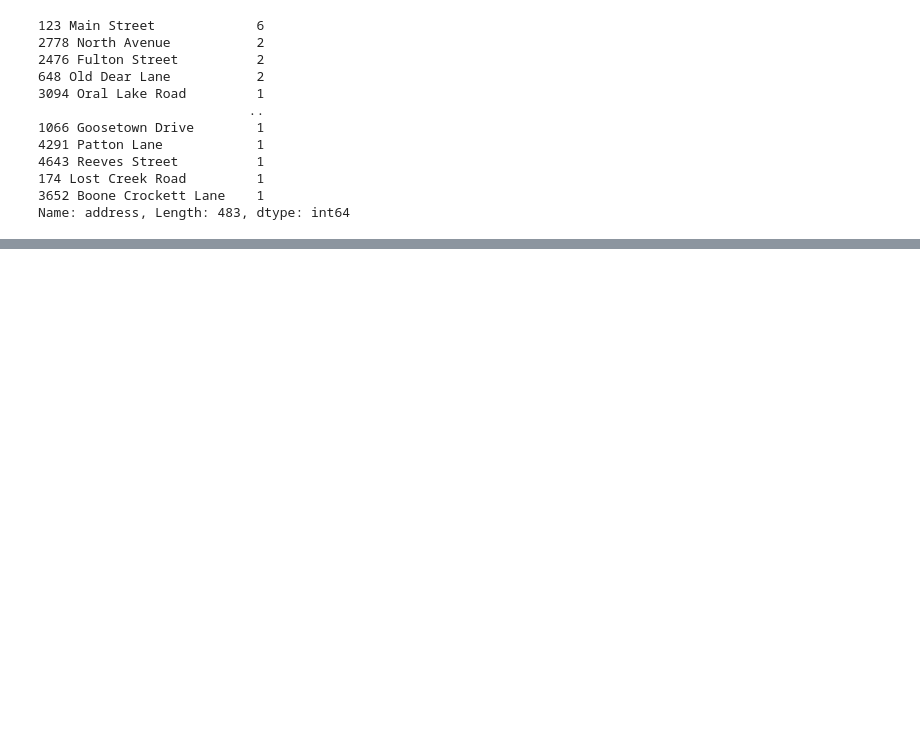
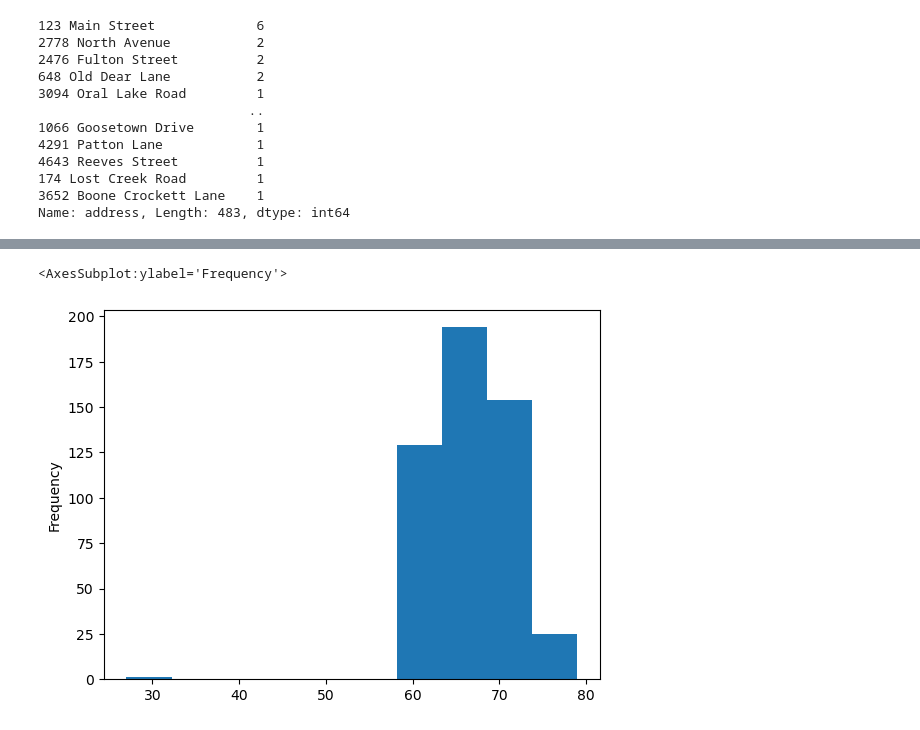
Before and after one commit to Bankrid/Auralin-Data-Analysis, a Jupyter notebook: Auralin.ipynb, the cells around one changed output, grey strips where cells are left out. Drawn from its saved outputs; the diff is of its cells as text; code cells hidden in the pictures; blank space fills up the shorter version.

```diff
--- a/Auralin.ipynb
+++ b/Auralin.ipynb
@@ -178,0 +252,5 @@ patient_df
+# %%
+patient_df.height.plot(kind = "hist")
+# %% [output]
+<AxesSubplot:ylabel='Frequency'>
+[figure, added]
```
Also changed, not shown: parts of 12 cells of this notebook.
